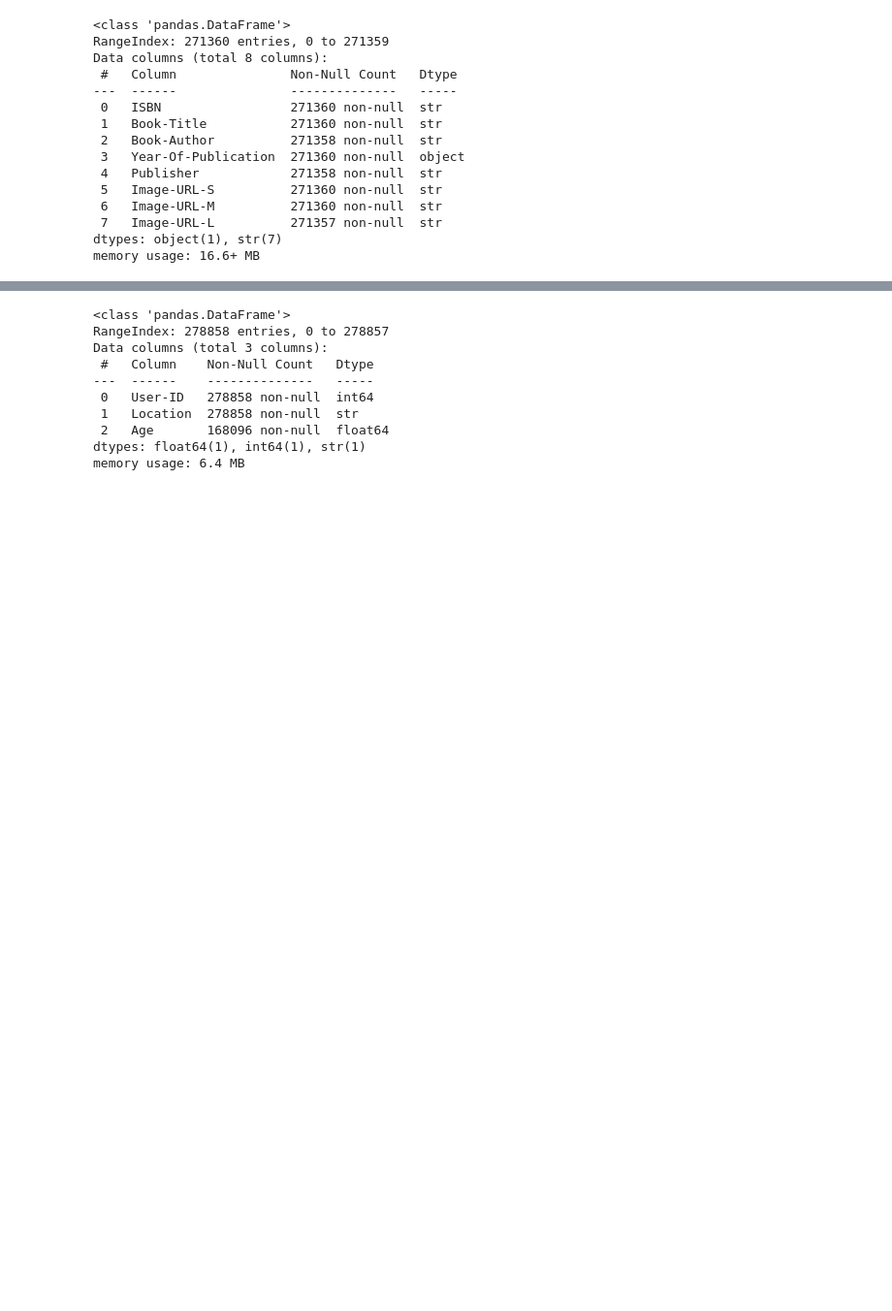
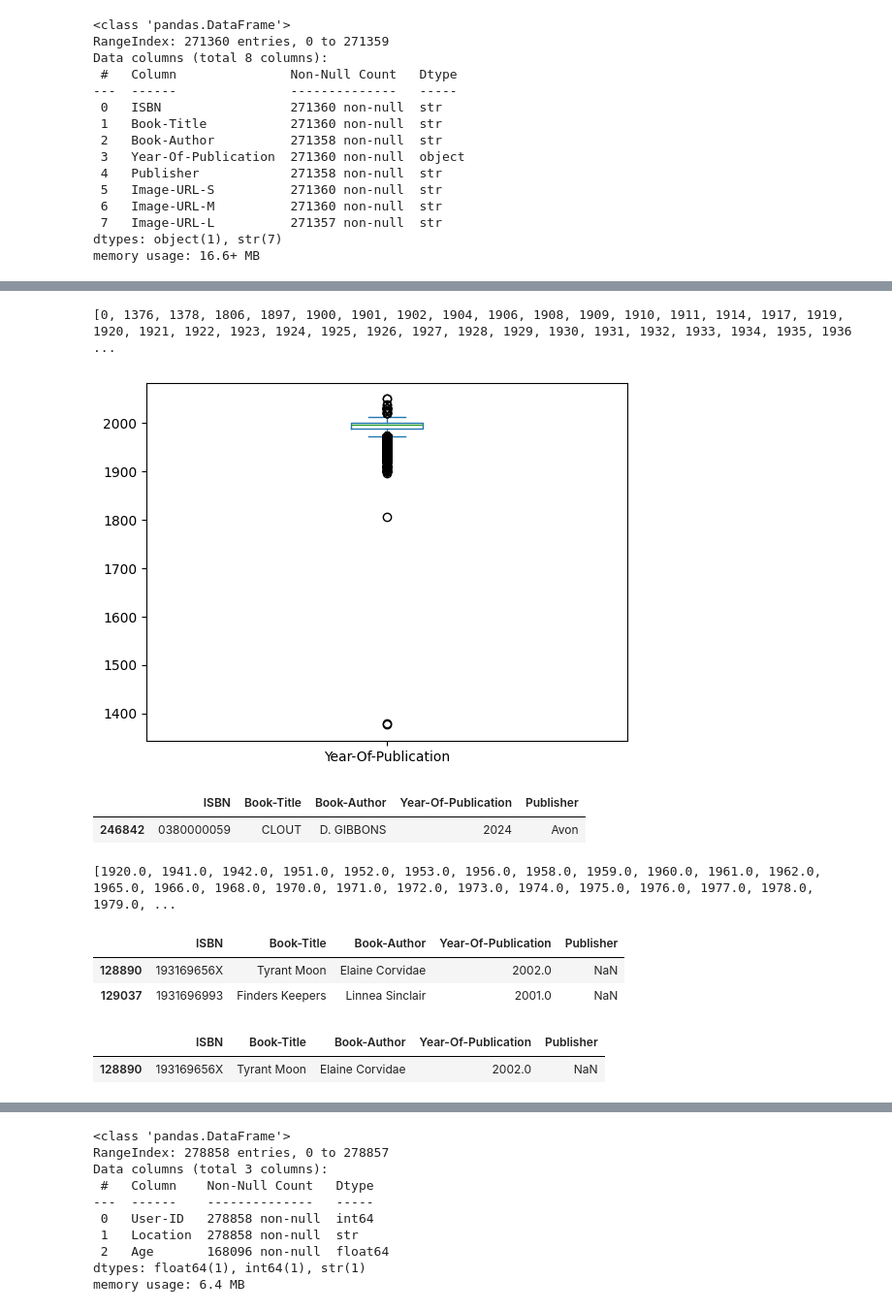
Before and after one commit to surjdev/SEAI_project, a Jupyter notebook: Others/EDA.ipynb, the cells around one changed output, grey strips where cells are left out. Shown at 97% size. Drawn from its saved outputs; the diff is of its cells as text; code cells hidden in the pictures; blank space fills up the shorter version.

```diff
--- a/Others/EDA.ipynb
+++ b/Others/EDA.ipynb
@@ -129,0 +114,16 @@ memory usage: 11.1+ MB
+# %%
+book_df.loc[book_df.ISBN == '0789466953','Image-URL-L'] = 'http://images.amazon.com/images/P/0789466953.01.LZZZZZZZ.jpg'
+book_df.loc[book_df.ISBN == '0789466953','Image-URL-M'] = 'http://images.amazon.com/images/P/0789466953.01.MZZZZZZZ.jpg'
+book_df.loc[book_df.ISBN == '0789466953','Image-URL-S'] = 'http://images.amazon.com/images/P/0789466953.01.THUMBZZZ.jpg'
+book_df.loc[book_df.ISBN == '0789466953','Publisher'] = 'DK Publishing Inc'
+book_df.loc[book_df.ISBN == '0789466953','Year-Of-Publication'] = '2000'
+book_df.loc[book_df.ISBN == '0789466953','Book-Author'] = 'James Buckley'
+book_df.loc[book_df.ISBN == '0789466953','Book-Title'] = "DK Readers: Creating the X-Men, How Comic Books Come to Life (Level 4: Proficient Readers)"
+# %%
+book_df.loc[book_df.ISBN == '2070426769','Image-URL-L'] = 'http://images.amazon.com/images/P/2070426769.01.LZZZZZZZ.jpg'
+book_df.loc[book_df.ISBN == '2070426769','Image-URL-M'] = 'http://images.amazon.com/images/P/2070426769.01.MZZZZZZZ.jpg'
+book_df.loc[book_df.ISBN == '2070426769','Image-URL-S'] = 'http://images.amazon.com/images/P/2070426769.01.THUMBZZZ.jpg'
+book_df.loc[book_df.ISBN == '2070426769','Publisher'] = 'Gallimard'
+book_df.loc[book_df.ISBN == '2070426769','Year-Of-Publication'] = '2003'
+book_df.loc[book_df.ISBN == '2070426769','Book-Author'] = 'Jean-Marie Gustave Le ClÃ?Â©zio'
+book_df.loc[book_df.ISBN == '2070426769','Book-Title'] = "Peuple du ciel, suivi de 'Les Bergers"
@@ -129,0 +145,3 @@ memory usage: 11.1+ MB
+# %%
+books_data = book_df[['ISBN', 'Book-Title','Image-URL-S', 'Image-URL-M', 'Image-URL-L']]
+books = book_df[['ISBN', 'Book-Title', 'Book-Author', 'Year-Of-Publication', 'Publisher']]
@@ -129,0 +163,19 @@ memory usage: 11.1+ MB
+# %%
+# make year to numerical
+books['Year-Of-Publication'] = pd.to_numeric(books['Year-Of-Publication'],errors='coerce')
+# %%
+G = books['Year-Of-Publication'].unique().tolist()
+G.sort()
+print(G)
+# %% [output]
+[0, 1376, 1378, 1806, 1897, 1900, 1901, 1902, 1904, 1906, 1908, 1909, 1910, 1911, 1914, 1917, 1919, 1920, 1921, 1922, 1923, 1924, 1925, 1926, 1927, 1928, 1929, 1930, 1931, 1932, 1933, 1934, 1935, 1936 ...
+# %%
+books[books['Year-Of-Publication']>0]['Year-Of-Publication'].plot(kind='box')
+plt.show()
+# %% [output]
+[figure, added]
+# %%
+books[(books['Year-Of-Publication']==2024)&(books['Year-Of-Publication']>0)]
+# %% [output]
+|  | ISBN | Book-Title | Book-Author | Year-Of-Publication | Publisher |
+| 246842 | 0380000059 | CLOUT | D. GIBBONS | 2024 | Avon |
@@ -129,0 +184,17 @@ memory usage: 11.1+ MB
+# %%
+G = books['Year-Of-Publication'].unique().tolist()
+G.sort()
+print(G)
+# %% [output]
+[1920.0, 1941.0, 1942.0, 1951.0, 1952.0, 1953.0, 1956.0, 1958.0, 1959.0, 1960.0, 1961.0, 1962.0, 1965.0, 1966.0, 1968.0, 1970.0, 1971.0, 1972.0, 1973.0, 1974.0, 1975.0, 1976.0, 1977.0, 1978.0, 1979.0, ...
+# %%
+books.loc[books['Publisher'].isnull(),:]
+# %% [output]
+|  | ISBN | Book-Title | Book-Author | Year-Of-Publication | Publisher |
+| 128890 | 193169656X | Tyrant Moon | Elaine Corvidae | 2002.0 | NaN |
+| 129037 | 1931696993 | Finders Keepers | Linnea Sinclair | 2001.0 | NaN |
+# %%
+books.loc[(books['Book-Title'] == 'Tyrant Moon'),:]
+# %% [output]
+|  | ISBN | Book-Title | Book-Author | Year-Of-Publication | Publisher |
+| 128890 | 193169656X | Tyrant Moon | Elaine Corvidae | 2002.0 | NaN |
```
Also changed, not shown: parts of 98 cells of this notebook.
